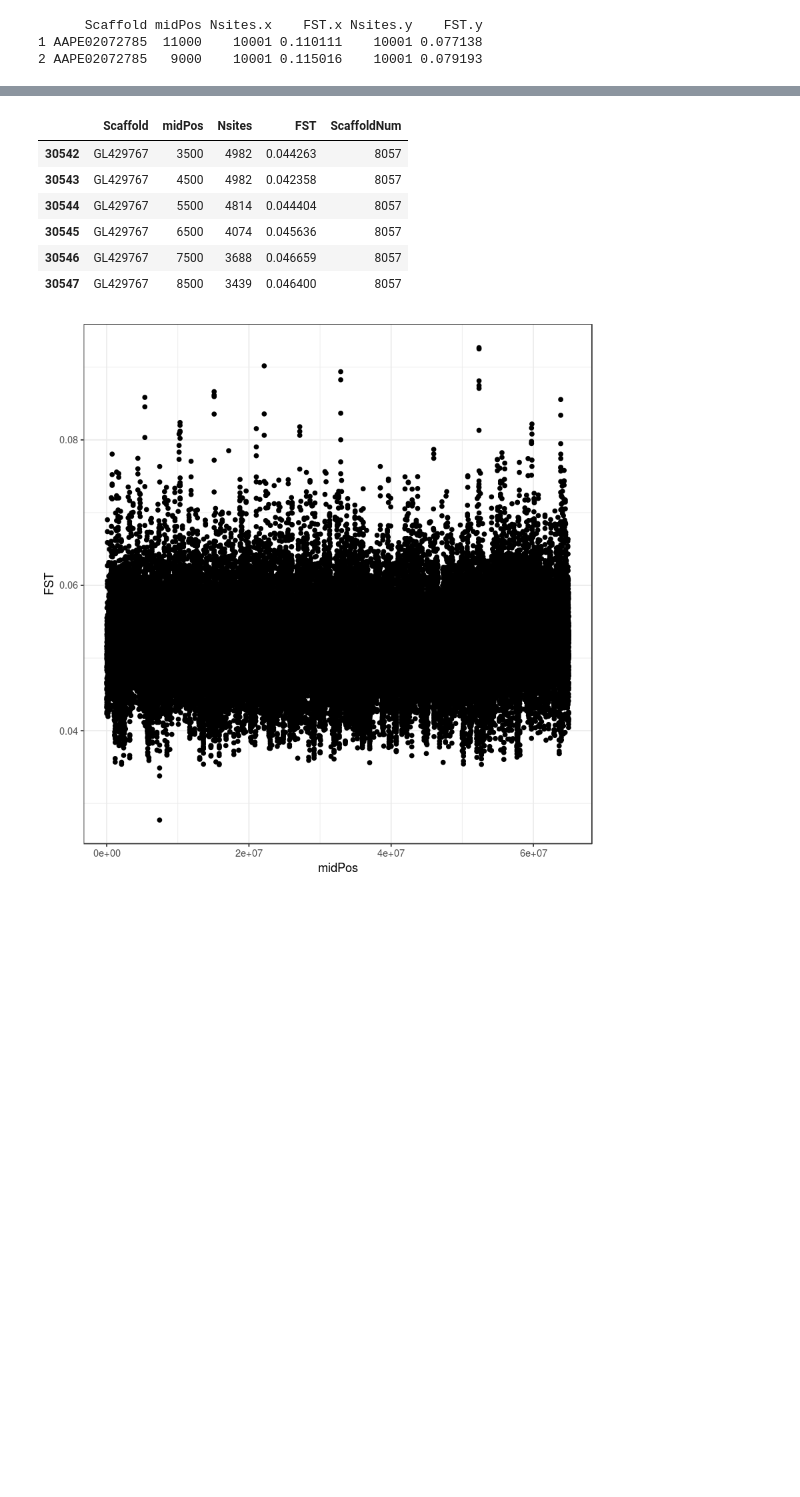
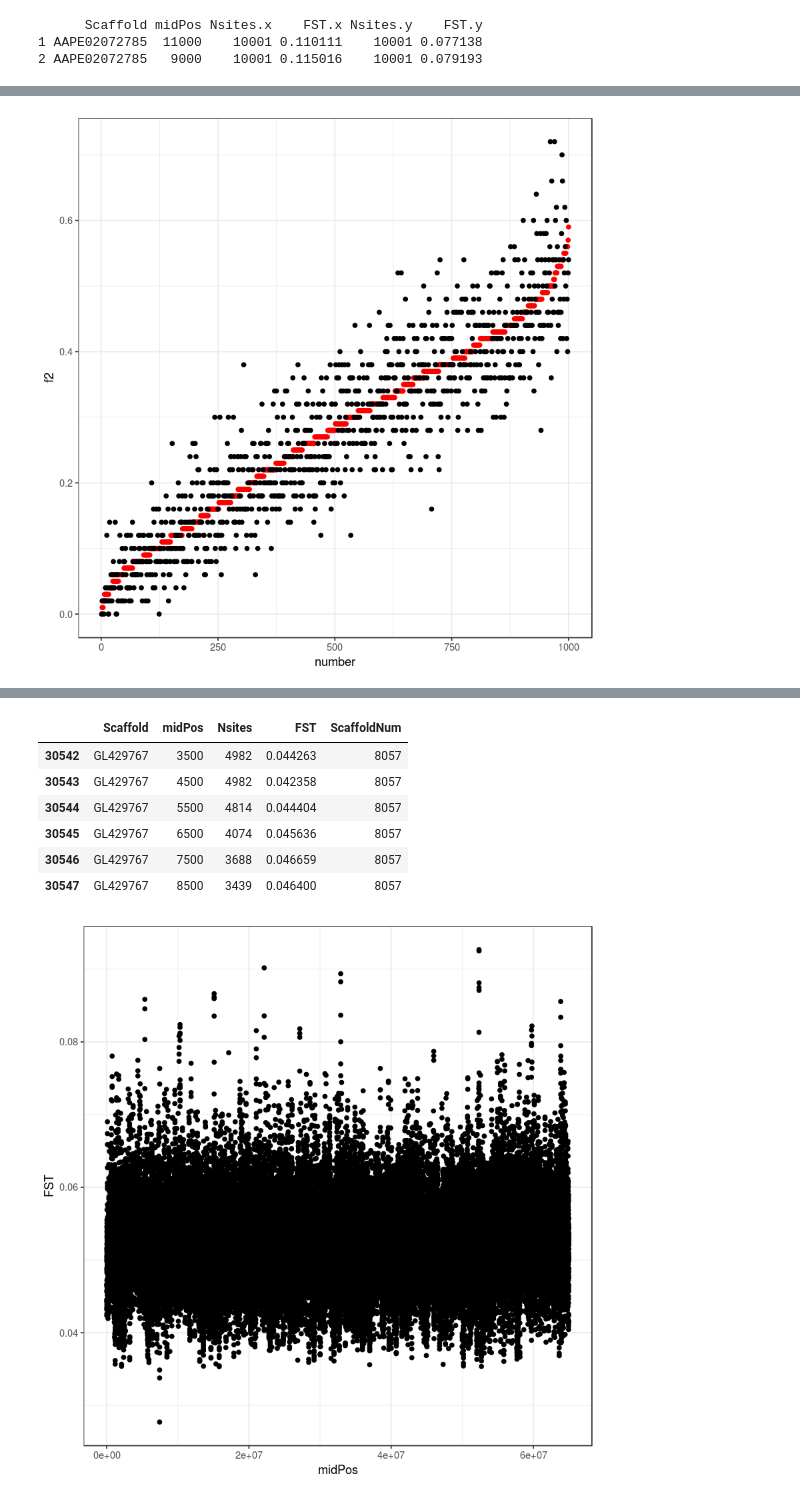
Before and after one commit to sagw/WNS_WGS, a Jupyter notebook: All_FST_plots.ipynb, the cells around one changed output, grey strips where cells are left out. Saved outputs shown, nothing was run; the diff lists cells and outputs as text; code cells hidden in the pictures; blank space fills up the shorter version.

```diff
--- a/All_FST_plots.ipynb
+++ b/All_FST_plots.ipynb
@@ -130,0 +231,12 @@ print(highNYNJ)
+# %%
+sims=sims[order(sims$f2),]
+sims$number=1:nrow(sims)
+# %%
+plot5=ggplot(data=sims, aes(x=number, y=f2))+
+  geom_point(color='red')+
+ geom_point(data=sims, aes(y=f2samp), color='black')+
+  theme_bw()
+# %%
+plot5
+# %% [output]
+[figure, added]
```
Also changed, not shown: parts of 17 cells of this notebook, 2 other files.
